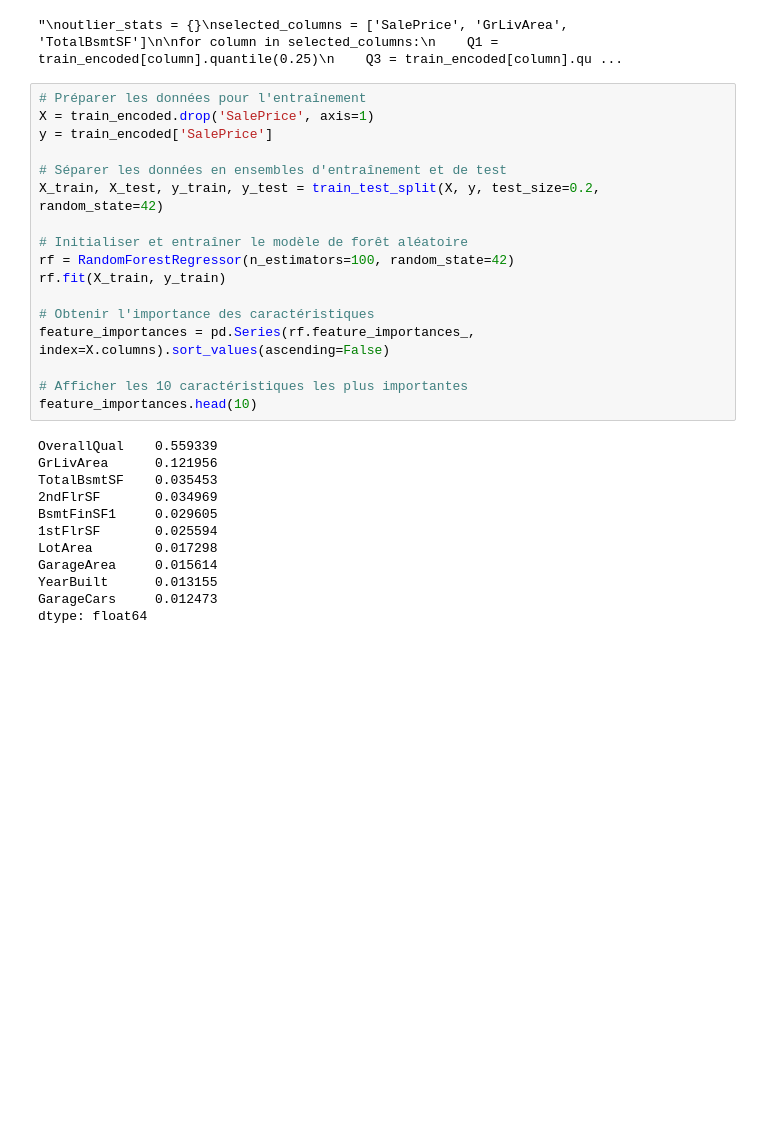
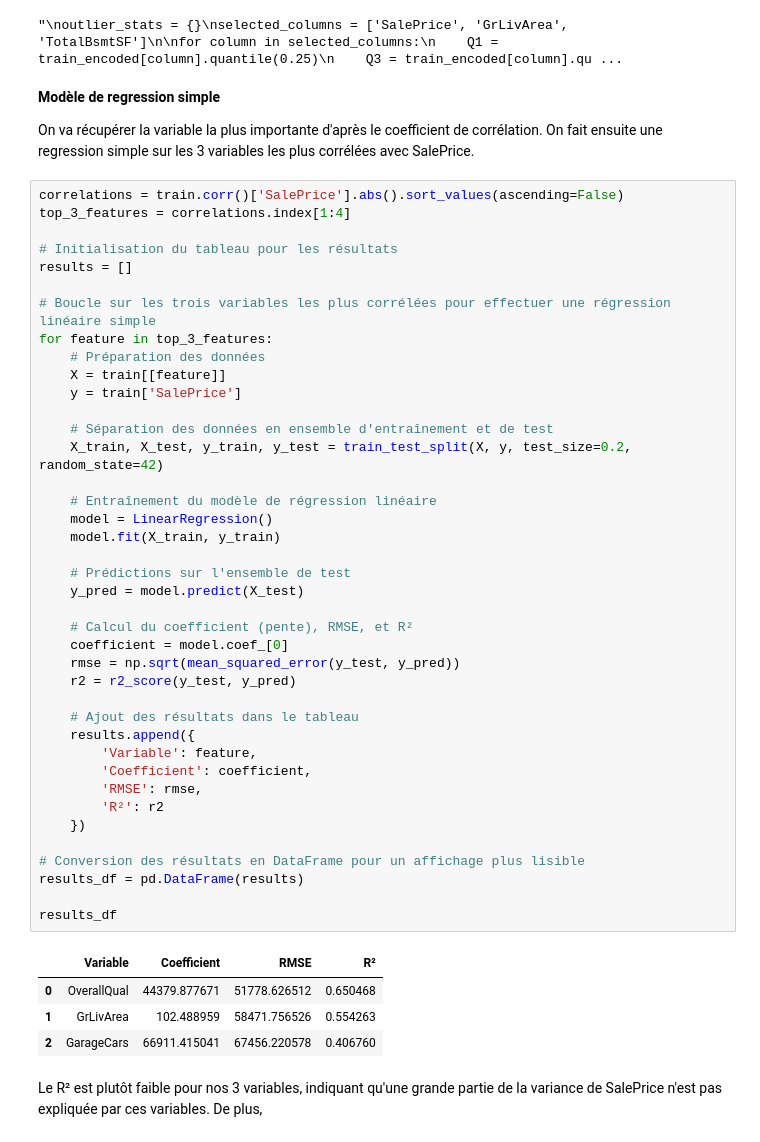
Before and after one commit to Thomas-Fernandes/House-Prices, a Jupyter notebook: Script.ipynb, the cells around one changed output. Saved outputs shown, nothing was run; the diff lists cells and outputs as text; blank space fills up the shorter version.

```diff
--- a/Script.ipynb
+++ b/Script.ipynb
@@ -170,32 +198,54 @@ outlier_stats
 """
 # %% [output]
 "\noutlier_stats = {}\nselected_columns = ['SalePrice', 'GrLivArea', 'TotalBsmtSF']\n\nfor column in selected_columns:\n    Q1 = train_encoded[column].quantile(0.25)\n    Q3 = train_encoded[column].qu ...
-# %%
-# Préparer les données pour l'entraînement
-X = train_encoded.drop('SalePrice', axis=1)
-y = train_encoded['SalePrice']
-
-# Séparer les données en ensembles d'entraînement et de test
-X_train, X_test, y_train, y_test = train_test_split(X, y, test_size=0.2, random_state=42)
-
-# Initialiser et entraîner le modèle de forêt aléatoire
-rf = RandomForestRegressor(n_estimators=100, random_state=42)
-rf.fit(X_train, y_train)
-
-# Obtenir l'importance des caractéristiques
-feature_importances = pd.Series(rf.feature_importances_, index=X.columns).sort_values(ascending=False)
-
-# Afficher les 10 caractéristiques les plus importantes
-feature_importances.head(10)
-# %% [output]
-OverallQual    0.559339
-GrLivArea      0.121956
-TotalBsmtSF    0.035453
-2ndFlrSF       0.034969
-BsmtFinSF1     0.029605
-1stFlrSF       0.025594
-LotArea        0.017298
-GarageArea     0.015614
-YearBuilt      0.013155
-GarageCars     0.012473
-dtype: float64
+# %% [markdown]
+**Modèle de regression simple**
+
+On va récupérer la variable la plus importante d'après le coefficient de corrélation. On fait ensuite une regression simple sur les 3 variables les plus corrélées avec SalePrice.
+# %%
+correlations = train.corr()['SalePrice'].abs().sort_values(ascending=False)
+top_3_features = correlations.index[1:4]
+
+# Initialisation du tableau pour les résultats
+results = []
+
+# Boucle sur les trois variables les plus corrélées pour effectuer une régression linéaire simple
+for feature in top_3_features:
+    # Préparation des données
+    X = train[[feature]]
+    y = train['SalePrice']
+
+    # Séparation des données en ensemble d'entraînement et de test
+    X_train, X_test, y_train, y_test = train_test_split(X, y, test_size=0.2, random_state=42)
+
+    # Entraînement du modèle de régression linéaire
+    model = LinearRegression()
+    model.fit(X_train, y_train)
+
+    # Prédictions sur l'ensemble de test
+    y_pred = model.predict(X_test)
+
+    # Calcul du coefficient (pente), RMSE, et R²
+    coefficient = model.coef_[0]
+    rmse = np.sqrt(mean_squared_error(y_test, y_pred))
+    r2 = r2_score(y_test, y_pred)
+
+    # Ajout des résultats dans le tableau
+    results.append({
+        'Variable': feature,
+        'Coefficient': coefficient,
+        'RMSE': rmse,
+        'R²': r2
+    })
+
+# Conversion des résultats en DataFrame pour un affichage plus lisible
+results_df = pd.DataFrame(results)
+
+results_df
+# %% [output]
+|  | Variable | Coefficient | RMSE | R² |
+| 0 | OverallQual | 44379.877671 | 51778.626512 | 0.650468 |
+| 1 | GrLivArea | 102.488959 | 58471.756526 | 0.554263 |
+| 2 | GarageCars | 66911.415041 | 67456.220578 | 0.406760 |
+# %% [markdown]
+Le R² est plutôt faible pour nos 3 variables, indiquant qu'une grande partie de la variance de SalePrice n'est pas expliquée par ces variables. De plus,
```
Also changed, not shown: parts of 5 cells of this notebook, 1 other file.
